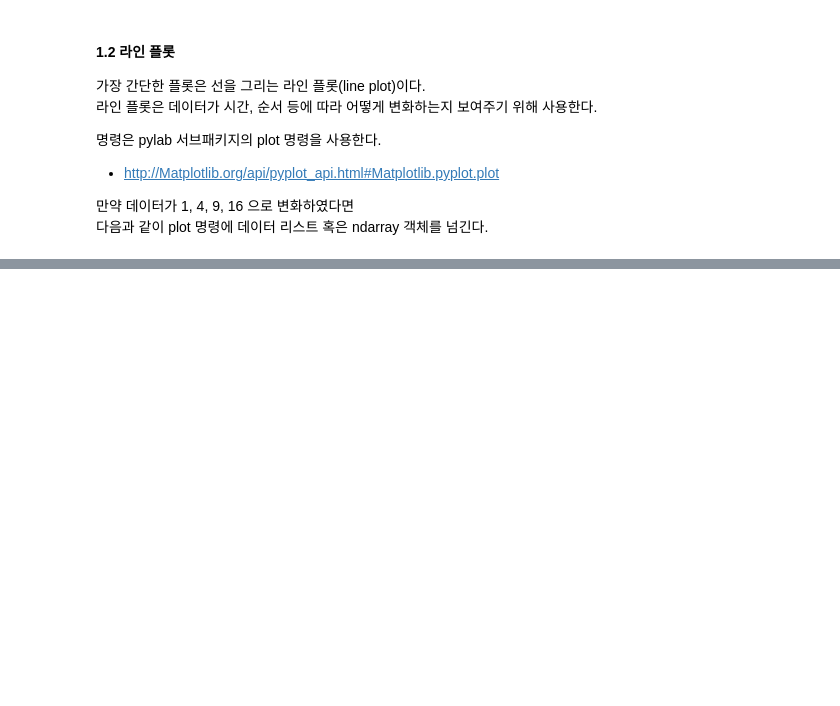
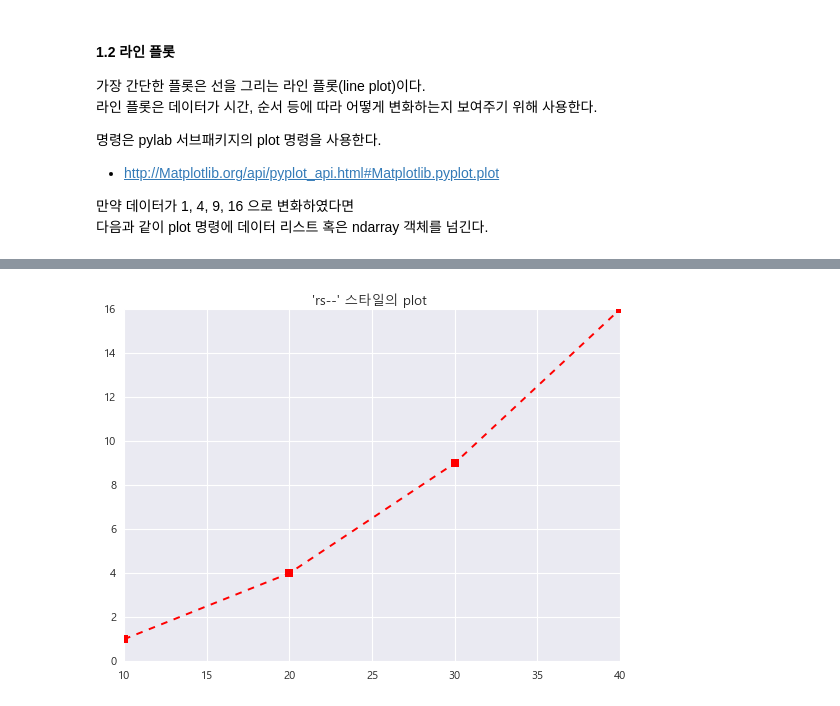
Before and after one commit to gratiaQ/Pyhton_Data_Science, a Jupyter notebook: 03_01_Matplotlib_개요.ipynb, the cells around one changed output, grey strips where cells are left out. Cells and saved outputs as stored; diff of their text form; code cells hidden in the pictures; blank space fills up the shorter version.

```diff
--- a/03_01_Matplotlib_개요.ipynb
+++ b/03_01_Matplotlib_개요.ipynb
@@ -47,0 +158,6 @@ plt.show()
+# %%
+plt.title("'rs--' 스타일의 plot ")
+plt.plot([10, 20, 30, 40], [1, 4, 9, 16], 'rs--')
+plt.show()
+# %% [output]
+[figure, added]
```
Also changed, not shown: parts of 62 cells of this notebook, 9 other files.
